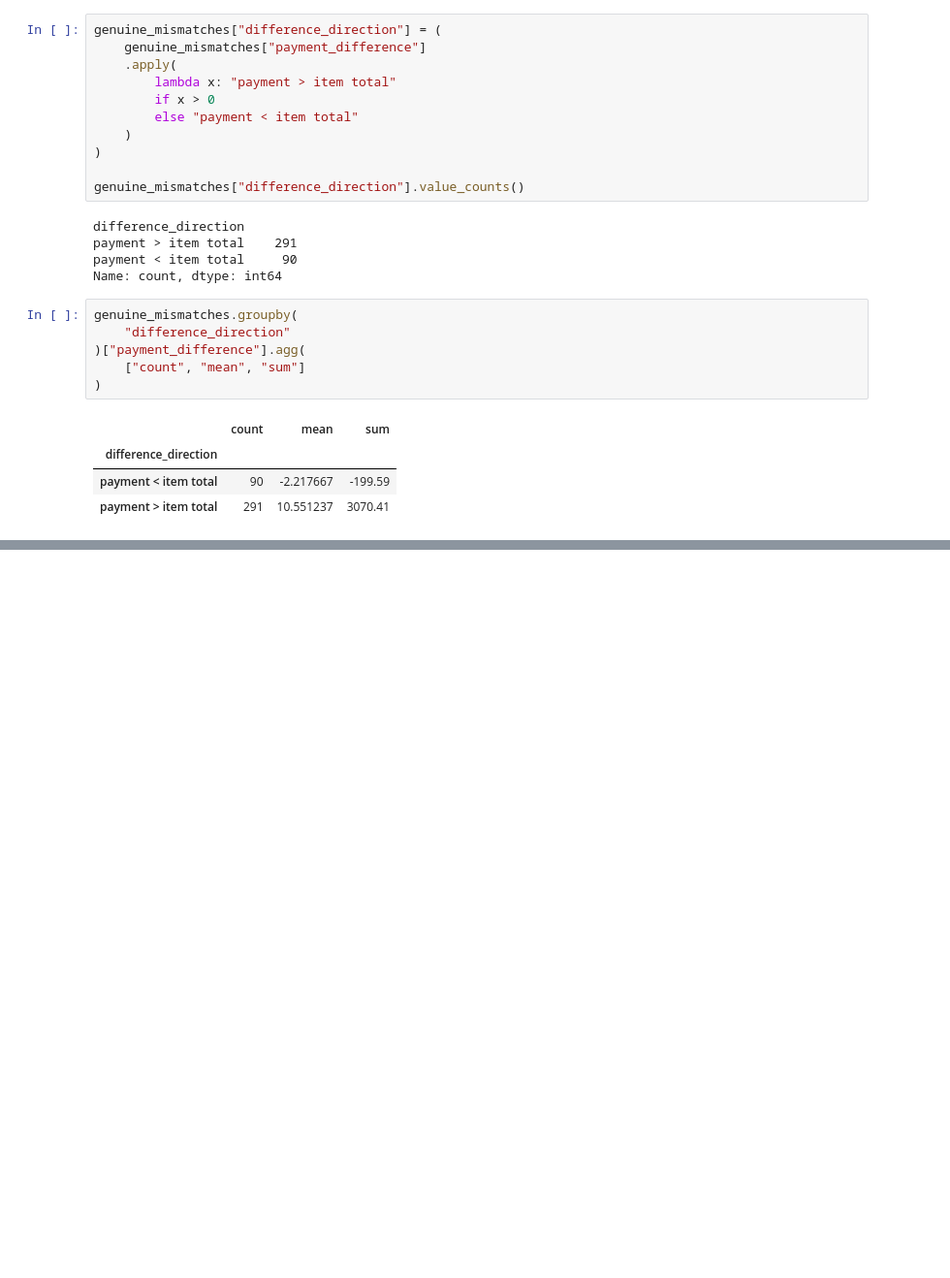
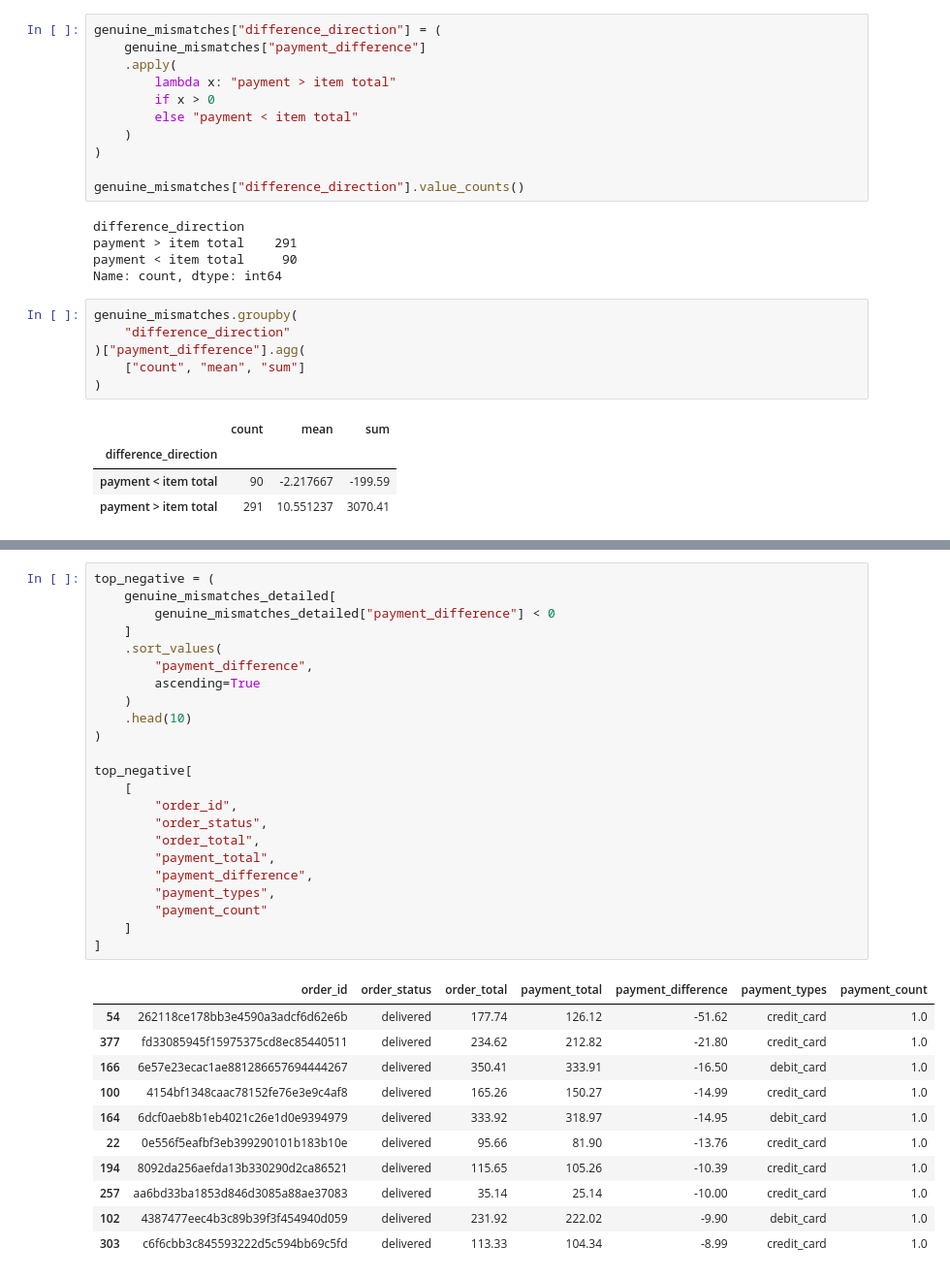
Before and after one commit to rohanshettym1-cmd/e-commerce-Intelligence-System, a Jupyter notebook: notebook/01_data_profiling.ipynb, the cells around one changed output, grey strips where cells are left out. Shown at 97% size. Cells and saved outputs as stored; diff of their text form; blank space fills up the shorter version.

```diff
--- a/notebook/01_data_profiling.ipynb
+++ b/notebook/01_data_profiling.ipynb
@@ -1906,0 +2185,35 @@ genuine_mismatches.groupby(
+# %%
+top_negative = (
+    genuine_mismatches_detailed[
+        genuine_mismatches_detailed["payment_difference"] < 0
+    ]
+    .sort_values(
+        "payment_difference",
+        ascending=True
+    )
+    .head(10)
+)
+
+top_negative[
+    [
+        "order_id",
+        "order_status",
+        "order_total",
+        "payment_total",
+        "payment_difference",
+        "payment_types",
+        "payment_count"
+    ]
+]
+# %% [output]
+|  | order_id | order_status | order_total | payment_total | payment_difference | payment_types | payment_count |
+| 54 | 262118ce178bb3e4590a3adcf6d62e6b | delivered | 177.74 | 126.12 | -51.62 | credit_card | 1.0 |
+| 377 | fd33085945f15975375cd8ec85440511 | delivered | 234.62 | 212.82 | -21.80 | credit_card | 1.0 |
+| 166 | 6e57e23ecac1ae881286657694444267 | delivered | 350.41 | 333.91 | -16.50 | debit_card | 1.0 |
+| 100 | 4154bf1348caac78152fe76e3e9c4af8 | delivered | 165.26 | 150.27 | -14.99 | credit_card | 1.0 |
+| 164 | 6dcf0aeb8b1eb4021c26e1d0e9394979 | delivered | 333.92 | 318.97 | -14.95 | debit_card | 1.0 |
+| 22 | 0e556f5eafbf3eb399290101b183b10e | delivered | 95.66 | 81.90 | -13.76 | credit_card | 1.0 |
+| 194 | 8092da256aefda13b330290d2ca86521 | delivered | 115.65 | 105.26 | -10.39 | credit_card | 1.0 |
+| 257 | aa6bd33ba1853d846d3085a88ae37083 | delivered | 35.14 | 25.14 | -10.00 | credit_card | 1.0 |
+| 102 | 4387477eec4b3c89b39f3f454940d059 | delivered | 231.92 | 222.02 | -9.90 | debit_card | 1.0 |
+| 303 | c6f6cbb3c845593222d5c594bb69c5fd | delivered | 113.33 | 104.34 | -8.99 | credit_card | 1.0 |
```
Also changed, not shown: parts of 37 cells of this notebook.
